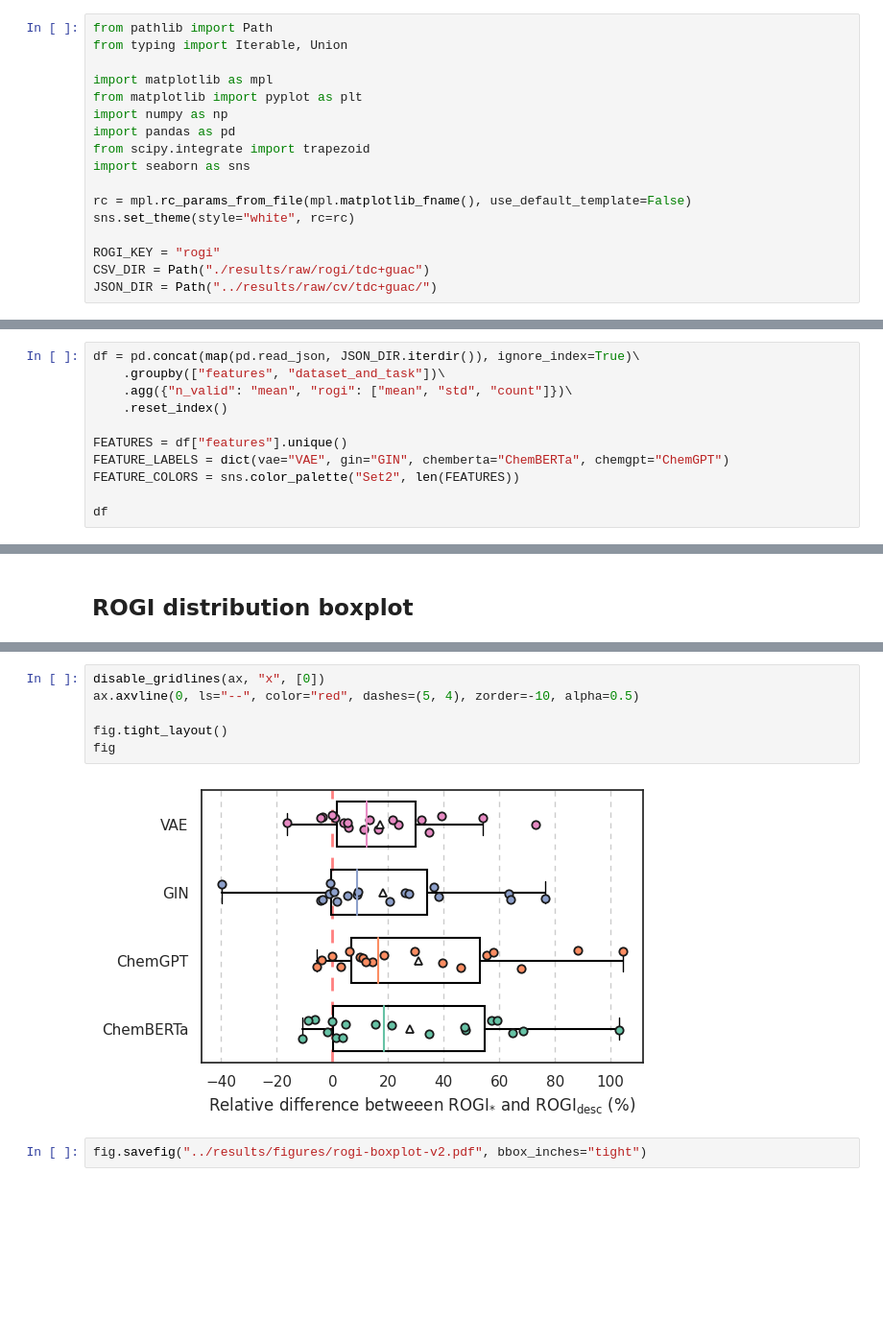
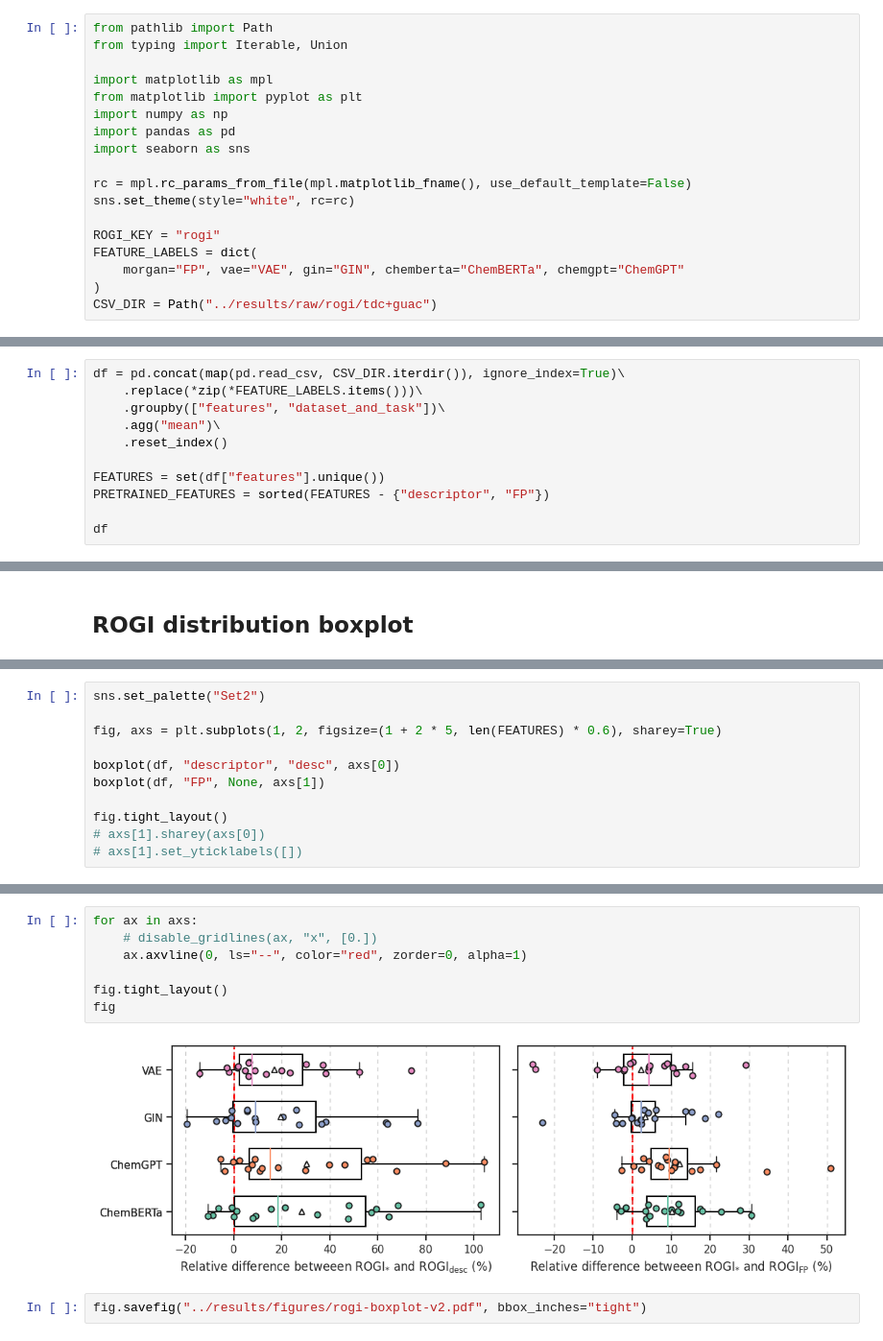
Before and after one commit to coleygroup/rogi-xd, a Jupyter notebook: notebooks/rogi-dist.ipynb, the cells around one changed output, grey strips where cells are left out. Shown: that part at 96% size. Cells and saved outputs as stored; diff of their text form; blank space fills up the shorter version.

```diff
--- a/notebooks/rogi-dist.ipynb
+++ b/notebooks/rogi-dist.ipynb
@@ -38,15 +38,16 @@ import matplotlib as mpl
 from matplotlib import pyplot as plt
 import numpy as np
 import pandas as pd
-from scipy.integrate import trapezoid
 import seaborn as sns
 
 rc = mpl.rc_params_from_file(mpl.matplotlib_fname(), use_default_template=False)
 sns.set_theme(style="white", rc=rc)
 
 ROGI_KEY = "rogi"
-CSV_DIR = Path("./results/raw/rogi/tdc+guac")
-JSON_DIR = Path("../results/raw/cv/tdc+guac/")
+FEATURE_LABELS = dict(
+    morgan="FP", vae="VAE", gin="GIN", chemberta="ChemBERTa", chemgpt="ChemGPT"
+)
+CSV_DIR = Path("../results/raw/rogi/tdc+guac")
 # %%
 def disable_gridlines(ax: plt.Axes, axis: str, vals: Union[float, Iterable[float]]):
     if isinstance(vals, float):
@@ -66,14 +66,14 @@ def disable_gridlines(ax: plt.Axes, axis: str, vals: Union[float, Iterable[float
 def rogi_string(x: str):
     return rf"$\mathrm{{ROGI}}_{{\mathrm{{{x}}}}}$"
 # %%
-df = pd.concat(map(pd.read_json, JSON_DIR.iterdir()), ignore_index=True)\
+df = pd.concat(map(pd.read_csv, CSV_DIR.iterdir()), ignore_index=True)\
+    .replace(*zip(*FEATURE_LABELS.items()))\
     .groupby(["features", "dataset_and_task"])\
-    .agg({"n_valid": "mean", "rogi": ["mean", "std", "count"]})\
+    .agg("mean")\
     .reset_index()
 
-FEATURES = df["features"].unique()
-FEATURE_LABELS = dict(vae="VAE", gin="GIN", chemberta="ChemBERTa", chemgpt="ChemGPT")
-FEATURE_COLORS = sns.color_palette("Set2", len(FEATURES))
+FEATURES = set(df["features"].unique())
+PRETRAINED_FEATURES = sorted(FEATURES - {"descriptor", "FP"})
 
 df
 # %% [output]
@@ -131,0 +130,11 @@ ax.grid(False, axis='y')
+# %%
+sns.set_palette("Set2")
+
+fig, axs = plt.subplots(1, 2, figsize=(1 + 2 * 5, len(FEATURES) * 0.6), sharey=True)
+
+boxplot(df, "descriptor", "desc", axs[0])
+boxplot(df, "FP", None, axs[1])
+
+fig.tight_layout()
+# axs[1].sharey(axs[0])
+# axs[1].set_yticklabels([])
@@ -132,11 +147,12 @@ ax.grid(False, axis='y')
 # %%
-disable_gridlines(ax, "x", [0])
-ax.axvline(0, ls="--", color="red", dashes=(5, 4), zorder=-10, alpha=0.5)
+for ax in axs:
+    # disable_gridlines(ax, "x", [0.])
+    ax.axvline(0, ls="--", color="red", zorder=0, alpha=1)
 
 fig.tight_layout()
 fig
 # %% [output]
-[figure, old version]
+[figure, new version]
 # %%
 fig.savefig("../results/figures/rogi-boxplot-v2.pdf", bbox_inches="tight")
 # %% [markdown]
```
Also changed, not shown: parts of 5 cells of this notebook, 1 other file.
